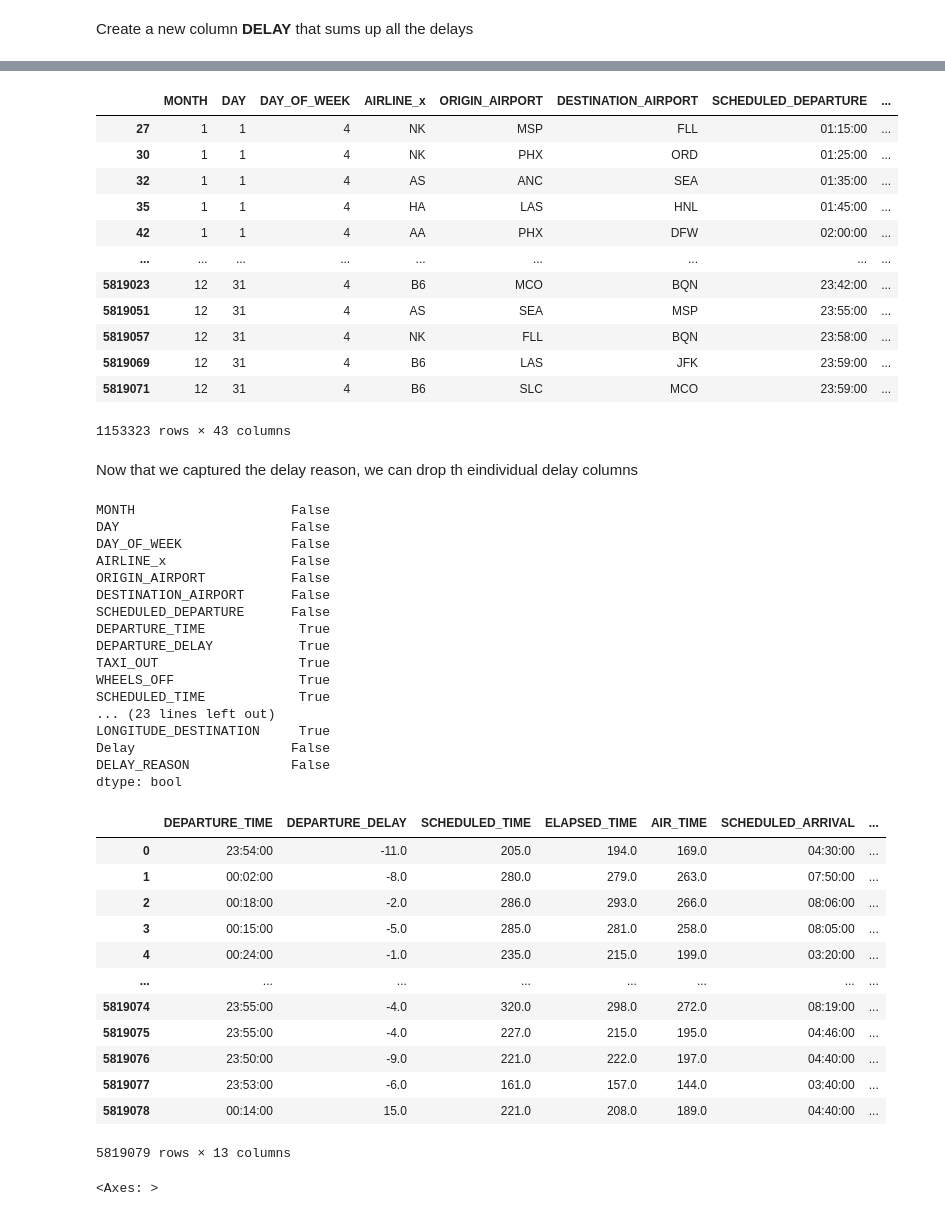
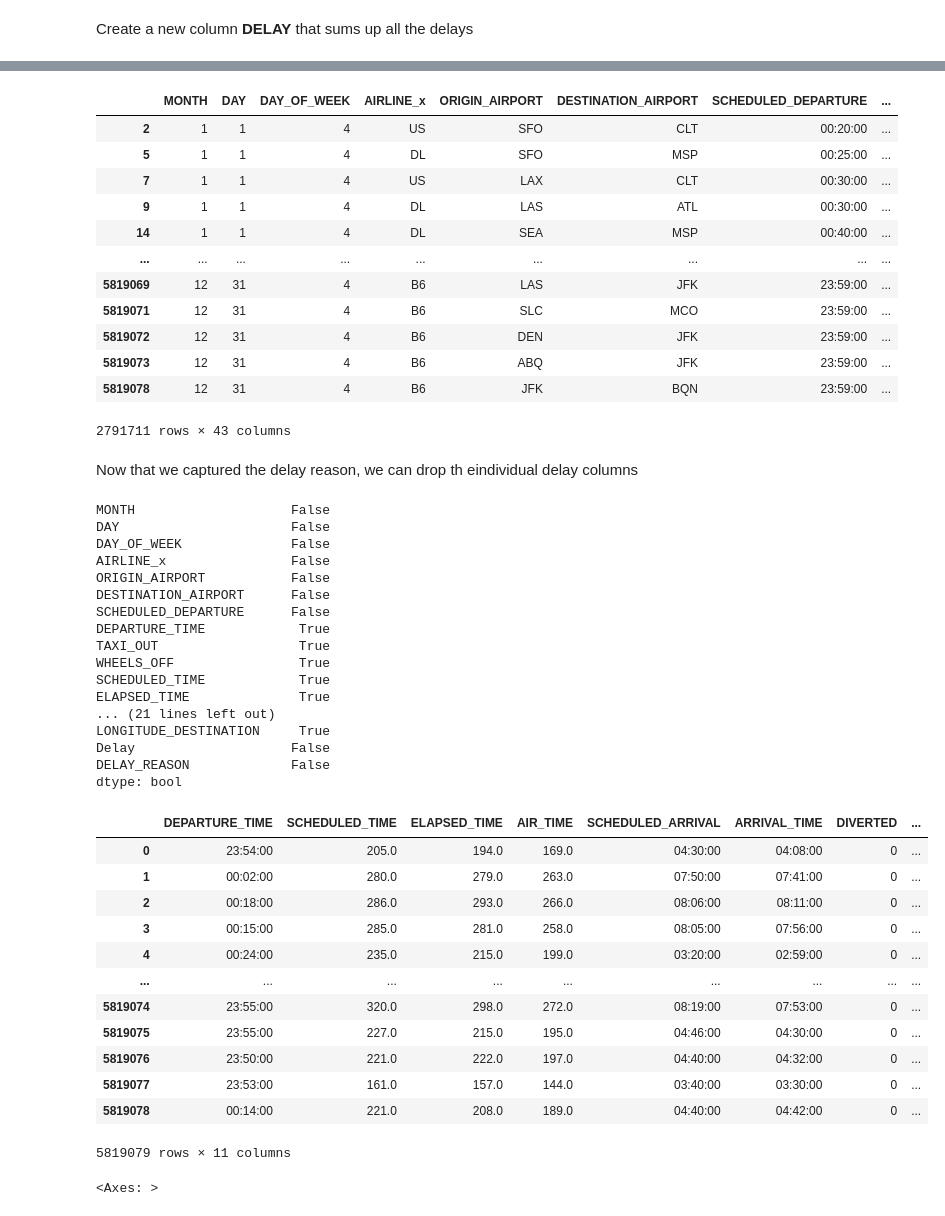
Before and after one commit to azadehansari/Capstone3_Flight_Delays_Prediction, a Jupyter notebook: notebooks/Data_Wrangling-EDA.ipynb, the cells around one changed output, grey strips where cells are left out. Drawn from its saved outputs; the diff is of its cells as text; code cells hidden in the pictures.

```diff
--- a/notebooks/Data_Wrangling-EDA.ipynb
+++ b/notebooks/Data_Wrangling-EDA.ipynb
@@ -546,11 +562,8 @@ Index(['MONTH', 'DAY', 'DAY_OF_WEEK', 'AIRLINE', 'FLIGHT_NUMBER',
        'LATE_AIRCRAFT_DELAY', 'WEATHER_DELAY'],
       dtype='object')
 # %%
-delay_col = ['AIR_SYSTEM_DELAY',
- 'SECURITY_DELAY',
- 'AIRLINE_DELAY',
- 'LATE_AIRCRAFT_DELAY',
- 'WEATHER_DELAY']
+delay_col = ['DEPARTURE_DELAY', 'AIR_SYSTEM_DELAY', 'SECURITY_DELAY', 'ARRIVAL_DELAY',
+             'AIRLINE_DELAY', 'LATE_AIRCRAFT_DELAY', 'WEATHER_DELAY']
 
 for del_col in delay_col:
     print(del_col)
@@ -909,7 +928,13 @@ Name: count, dtype: int64
 # %% [markdown]
 Create a new column **DELAY** that sums up all the delays
 # %%
-flights_df['Delay'] = flights_df['AIR_SYSTEM_DELAY'] + flights_df['SECURITY_DELAY']+ flights_df['AIRLINE_DELAY'] + flights_df['LATE_AIRCRAFT_DELAY'] +flights_df['WEATHER_DELAY']
+flights_df['Delay'] = (flights_df['ARRIVAL_DELAY']+
+                       flights_df['DEPARTURE_DELAY']+
+                       flights_df['AIR_SYSTEM_DELAY'] +
+                       flights_df['SECURITY_DELAY']+
+                       flights_df['AIRLINE_DELAY'] +
+                       flights_df['LATE_AIRCRAFT_DELAY']+
+                       flights_df['WEATHER_DELAY'])
 
 # A different way
 # flights_df[delay_col].sum(axis=1, skipna=True)
@@ -952,18 +977,18 @@ flights_df.loc[flights_df['CANCELLED'] == 1, 'DELAY_REASON'] = 'Cancelled'
 flights_df[flights_df['DELAY_REASON'] != 'No Delay']
 # %% [output]
 |  | MONTH | DAY | DAY_OF_WEEK | AIRLINE_x | ORIGIN_AIRPORT | DESTINATION_AIRPORT | SCHEDULED_DEPARTURE | ... |
-| 27 | 1 | 1 | 4 | NK | MSP | FLL | 01:15:00 | ... |
-| 30 | 1 | 1 | 4 | NK | PHX | ORD | 01:25:00 | ... |
-| 32 | 1 | 1 | 4 | AS | ANC | SEA | 01:35:00 | ... |
-| 35 | 1 | 1 | 4 | HA | LAS | HNL | 01:45:00 | ... |
-| 42 | 1 | 1 | 4 | AA | PHX | DFW | 02:00:00 | ... |
+| 2 | 1 | 1 | 4 | US | SFO | CLT | 00:20:00 | ... |
+| 5 | 1 | 1 | 4 | DL | SFO | MSP | 00:25:00 | ... |
+| 7 | 1 | 1 | 4 | US | LAX | CLT | 00:30:00 | ... |
+| 9 | 1 | 1 | 4 | DL | LAS | ATL | 00:30:00 | ... |
+| 14 | 1 | 1 | 4 | DL | SEA | MSP | 00:40:00 | ... |
 | ... | ... | ... | ... | ... | ... | ... | ... | ... |
-| 5819023 | 12 | 31 | 4 | B6 | MCO | BQN | 23:42:00 | ... |
-| 5819051 | 12 | 31 | 4 | AS | SEA | MSP | 23:55:00 | ... |
-| 5819057 | 12 | 31 | 4 | NK | FLL | BQN | 23:58:00 | ... |
 | 5819069 | 12 | 31 | 4 | B6 | LAS | JFK | 23:59:00 | ... |
 | 5819071 | 12 | 31 | 4 | B6 | SLC | MCO | 23:59:00 | ... |
+| 5819072 | 12 | 31 | 4 | B6 | DEN | JFK | 23:59:00 | ... |
+| 5819073 | 12 | 31 | 4 | B6 | ABQ | JFK | 23:59:00 | ... |
+| 5819078 | 12 | 31 | 4 | B6 | JFK | BQN | 23:59:00 | ... |
-1153323 rows × 43 columns
+2791711 rows × 43 columns
 # %% [markdown]
 Now that we captured the delay reason, we can drop th eindividual delay columns
 # %%
@@ -979,32 +1004,32 @@ ORIGIN_AIRPORT           False
 DESTINATION_AIRPORT      False
 SCHEDULED_DEPARTURE      False
 DEPARTURE_TIME            True
-DEPARTURE_DELAY           True
 TAXI_OUT                  True
 WHEELS_OFF                True
 SCHEDULED_TIME            True
-... (23 lines left out)
+ELAPSED_TIME              True
+... (21 lines left out)
 LONGITUDE_DESTINATION     True
 Delay                    False
 DELAY_REASON             False
 dtype: bool
 # %%
-flights_df[['DEPARTURE_TIME','DEPARTURE_DELAY', 'SCHEDULED_TIME','ELAPSED_TIME','AIR_TIME','SCHEDULED_ARRIVAL'
-             ,'ARRIVAL_TIME' ,'ARRIVAL_DELAY','DIVERTED' ,'CANCELLED','CANCELLATION_REASON' ,'Delay','DELAY_REASON']]
+flights_df[['DEPARTURE_TIME','SCHEDULED_TIME','ELAPSED_TIME','AIR_TIME','SCHEDULED_ARRIVAL'
+             ,'ARRIVAL_TIME' ,'DIVERTED' ,'CANCELLED','CANCELLATION_REASON' ,'Delay','DELAY_REASON']]
 # %% [output]
-|  | DEPARTURE_TIME | DEPARTURE_DELAY | SCHEDULED_TIME | ELAPSED_TIME | AIR_TIME | SCHEDULED_ARRIVAL | ... |
-| 0 | 23:54:00 | -11.0 | 205.0 | 194.0 | 169.0 | 04:30:00 | ... |
-| 1 | 00:02:00 | -8.0 | 280.0 | 279.0 | 263.0 | 07:50:00 | ... |
-| 2 | 00:18:00 | -2.0 | 286.0 | 293.0 | 266.0 | 08:06:00 | ... |
-| 3 | 00:15:00 | -5.0 | 285.0 | 281.0 | 258.0 | 08:05:00 | ... |
-| 4 | 00:24:00 | -1.0 | 235.0 | 215.0 | 199.0 | 03:20:00 | ... |
-| ... | ... | ... | ... | ... | ... | ... | ... |
-| 5819074 | 23:55:00 | -4.0 | 320.0 | 298.0 | 272.0 | 08:19:00 | ... |
-| 5819075 | 23:55:00 | -4.0 | 227.0 | 215.0 | 195.0 | 04:46:00 | ... |
-| 5819076 | 23:50:00 | -9.0 | 221.0 | 222.0 | 197.0 | 04:40:00 | ... |
-| 5819077 | 23:53:00 | -6.0 | 161.0 | 157.0 | 144.0 | 03:40:00 | ... |
-| 5819078 | 00:14:00 | 15.0 | 221.0 | 208.0 | 189.0 | 04:40:00 | ... |
+|  | DEPARTURE_TIME | SCHEDULED_TIME | ELAPSED_TIME | AIR_TIME | SCHEDULED_ARRIVAL | ARRIVAL_TIME | DIVERTED | ... |
+| 0 | 23:54:00 | 205.0 | 194.0 | 169.0 | 04:30:00 | 04:08:00 | 0 | ... |
+| 1 | 00:02:00 | 280.0 | 279.0 | 263.0 | 07:50:00 | 07:41:00 | 0 | ... |
+| 2 | 00:18:00 | 286.0 | 293.0 | 266.0 | 08:06:00 | 08:11:00 | 0 | ... |
+| 3 | 00:15:00 | 285.0 | 281.0 | 258.0 | 08:05:00 | 07:56:00 | 0 | ... |
+| 4 | 00:24:00 | 235.0 | 215.0 | 199.0 | 03:20:00 | 02:59:00 | 0 | ... |
+| ... | ... | ... | ... | ... | ... | ... | ... | ... |
+| 5819074 | 23:55:00 | 320.0 | 298.0 | 272.0 | 08:19:00 | 07:53:00 | 0 | ... |
+| 5819075 | 23:55:00 | 227.0 | 215.0 | 195.0 | 04:46:00 | 04:30:00 | 0 | ... |
+| 5819076 | 23:50:00 | 221.0 | 222.0 | 197.0 | 04:40:00 | 04:32:00 | 0 | ... |
+| 5819077 | 23:53:00 | 161.0 | 157.0 | 144.0 | 03:40:00 | 03:30:00 | 0 | ... |
+| 5819078 | 00:14:00 | 221.0 | 208.0 | 189.0 | 04:40:00 | 04:42:00 | 0 | ... |
-5819079 rows × 13 columns
+5819079 rows × 11 columns
 # %%
 flights_df['DISTANCE'].hist()
 # %% [output]
```
Also changed, not shown: parts of 24 cells of this notebook, 2 other files.
